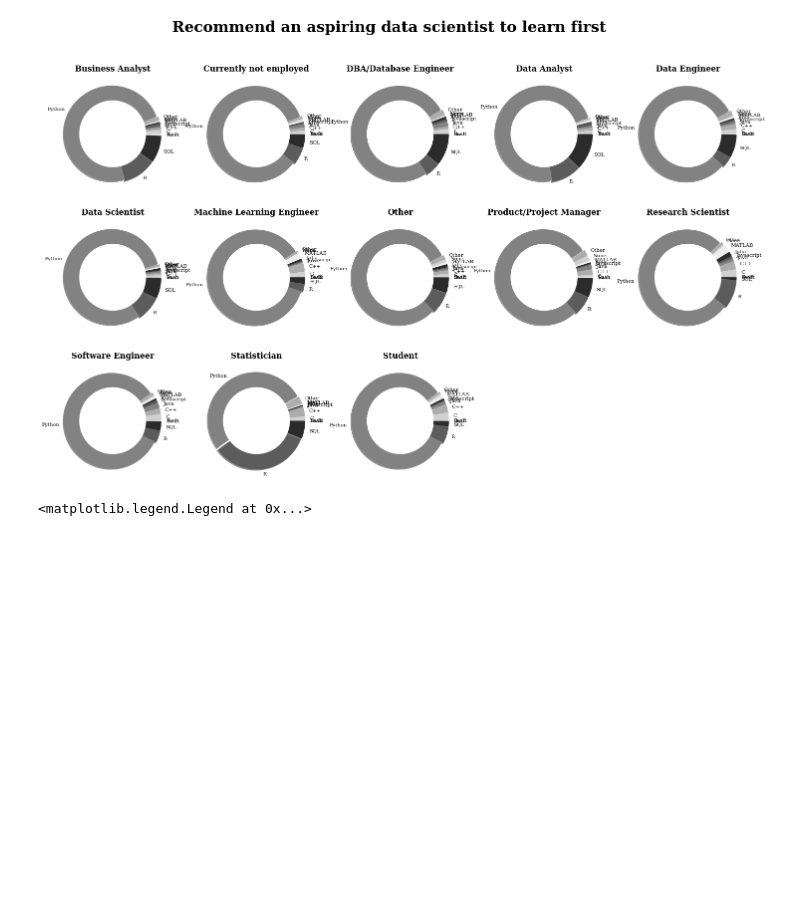
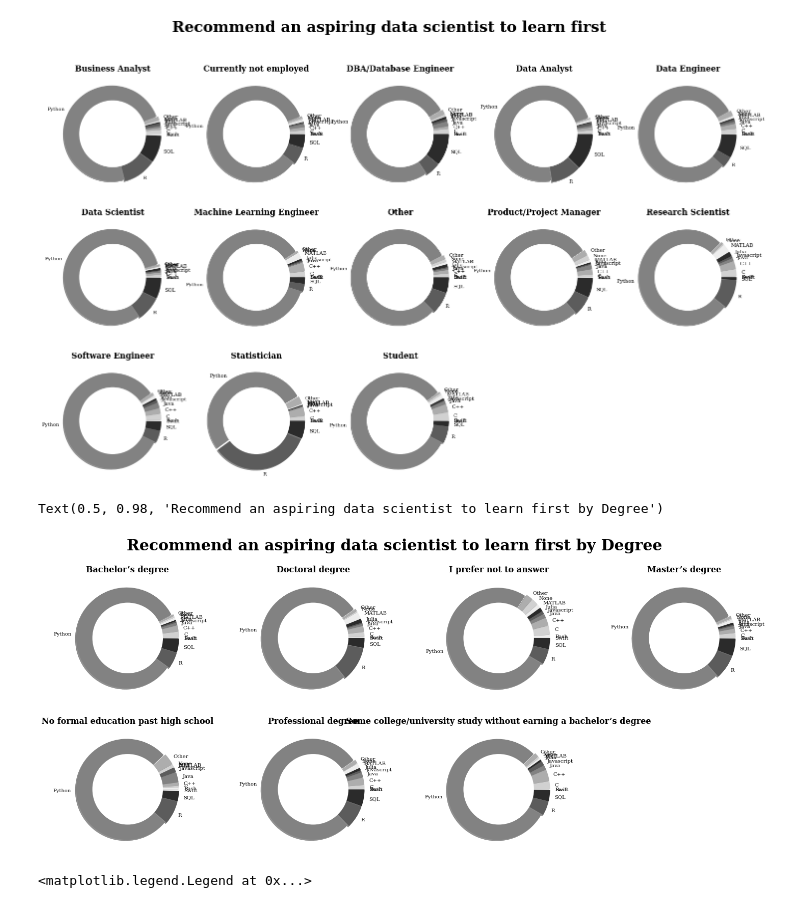
Before and after one commit to O-Kpy/Project, a Jupyter notebook: Kaggle_Survey_viz_Project.ipynb, the cells around one changed output. Saved outputs shown, nothing was run; the diff lists cells and outputs as text; code cells hidden in the pictures; blank space fills up the shorter version.

```diff
--- a/Kaggle_Survey_viz_Project.ipynb
+++ b/Kaggle_Survey_viz_Project.ipynb
@@ -419,6 +439,22 @@ plt.suptitle('Recommend an aspiring data scientist to learn first', fontsize=30,
 # %% [output]
 Text(0.5, 0.98, 'Recommend an aspiring data scientist to learn first')
 [figure]
+# %%
+d_p = data.groupby(['What is the highest level of formal education that you have attained or plan to attain within the next 2 years?'])['What programming language would you recommend an aspiring data scientist to learn first? - Selected Choice'].value_counts().unstack().fillna(0).astype('int').T
+
+fig = plt.figure(figsize=(25,10))
+for i,j in enumerate(d_p.columns):
+  ax = plt.subplot(2,4, i+1)
+  ax.pie(x=d_p[j], labels=d_p[j].index, shadow=True, explode=[0.02 for i in range(len(d_p[j].index))],
+         colors=sns.color_palette('Greys'), startangle=0, pctdistance=.8, textprops={'weight':'light', 'family':'serif'})
+  ax.set_title(f'{j}', fontsize=16, fontfamily='serif', fontweight='bold')
+  centre_circle = plt.Circle((0,0), 0.70, color='black', fc='white', linewidth=0)
+  ax.add_artist(centre_circle)
+
+plt.suptitle('Recommend an aspiring data scientist to learn first by Degree', fontsize=30, fontweight='bold', fontfamily='serif')
+# %% [output]
+Text(0.5, 0.98, 'Recommend an aspiring data scientist to learn first by Degree')
+[figure, added]
 # %%
 # 파이썬의 위엄(압도적)...
 severalcolumns_plot(data, 'What programming languages do you use on a regular basis?')
```
Also changed, not shown: parts of 8 cells of this notebook.
